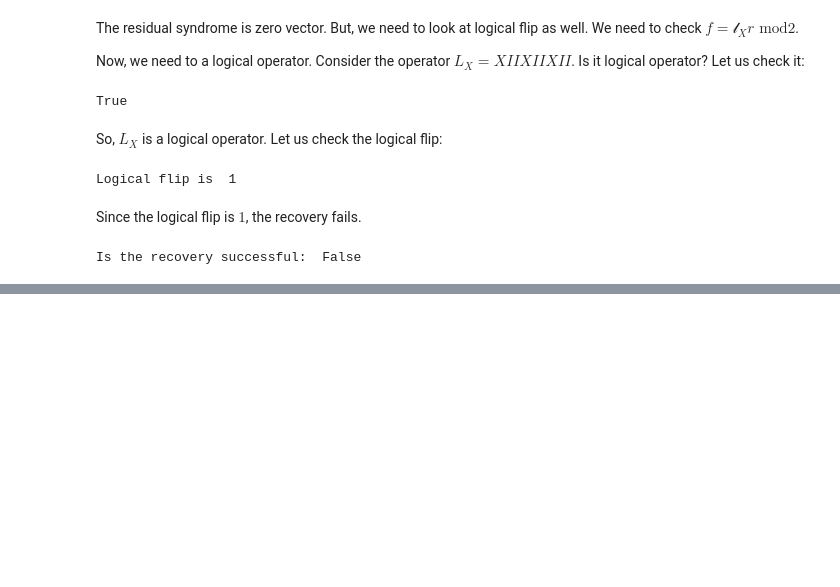
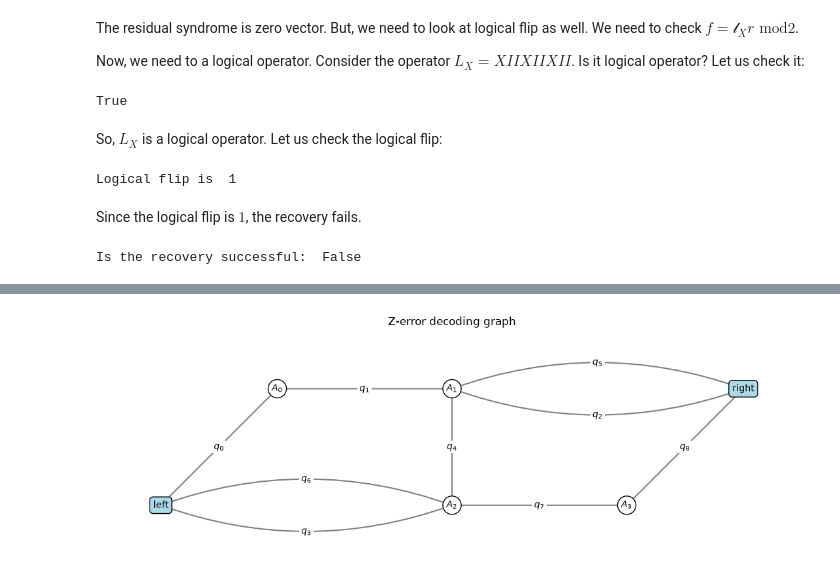
Before and after one commit to yilmazalp/Surface-Code-Decoder, a Jupyter notebook: Surface Code Decoding.ipynb, the cells around one changed output, grey strips where cells are left out. Cells and saved outputs as stored; diff of their text form; code cells hidden in the pictures; blank space fills up the shorter version.

```diff
--- a/Surface Code Decoding.ipynb
+++ b/Surface Code Decoding.ipynb
@@ -243,0 +260,83 @@ Is the recovery successful:  False
+# %%
+import matplotlib.pyplot as plt
+from matplotlib.patches import FancyArrowPatch
+
+positions = {
+    "left": (-2, 0),
+    "A0": (0, 2),
+    "A1": (3, 2),
+    "A2": (3, 0),
+    "A3": (6, 0),
+    "right": (8, 2),
+}
+
+
+# build the edges such that A_i's represent internal vertices, qubits (values from 0 to 8) are edges, left and right are boundaries
+edges = [
+    (0, "left", "A0"),
+    (1, "A0", "A1"),
+    (2, "A1", "right"),
+    (3, "left", "A2"),
+    (4, "A1", "A2"),
+    (5, "A1", "right"),
+    (6, "left", "A2"),
+    (7, "A2", "A3"),
+    (8, "A3", "right")
+]
+
+
+# Opposite curvatures separate edges with identical endpoints.
+curvatures = {2: 0.18, 5: -0.18, 3: 0.18, 6: -0.18}
+
+fig, ax = plt.subplots(figsize=(11, 4))
+
+for qubit, start, end in edges:
+    x1, y1 = positions[start]
+    x2, y2 = positions[end]
+    curvature = curvatures.get(qubit, 0)
+
+    edge = FancyArrowPatch(
+        (x1, y1), (x2, y2),
+        connectionstyle=f"arc3,rad={curvature}",
+        arrowstyle="-",
+        linewidth=1.5,
+        color="gray",
+        zorder=1,
+    )
+    ax.add_patch(edge)
+
+    # Midpoint of the curved edge.
+    label_x = (x1 + x2) / 2 + curvature * (y2 - y1) / 2
+    label_y = (y1 + y2) / 2 - curvature * (x2 - x1) / 2
+
+    ax.text(
+        label_x, label_y, f"$q_{qubit}$",
+        ha="center", va="center",
+        bbox=dict(facecolor="white", edgecolor="none", pad=2),
+        zorder=3,
+    )
+
+for name, (x, y) in positions.items():
+    is_boundary = name in {"left", "right"}
+    label = name if is_boundary else f"$A_{name[1:]}$"
+
+    ax.text(
+        x, y, label,
+        ha="center", va="center",
+        bbox=dict(
+            boxstyle="round,pad=0.4" if is_boundary else "circle,pad=0.4",
+            facecolor="lightblue" if is_boundary else "white",
+            edgecolor="black",
+        ),
+        zorder=4,
+    )
+
+ax.set_aspect("equal")
+ax.set_xlim(-3, 9)
+ax.set_ylim(-1, 3)
+ax.axis("off")
+ax.set_title("Z-error decoding graph")
+plt.tight_layout()
+plt.show()
+# %% [output]
+[figure, added]
```
Also changed, not shown: parts of 2 cells of this notebook.
